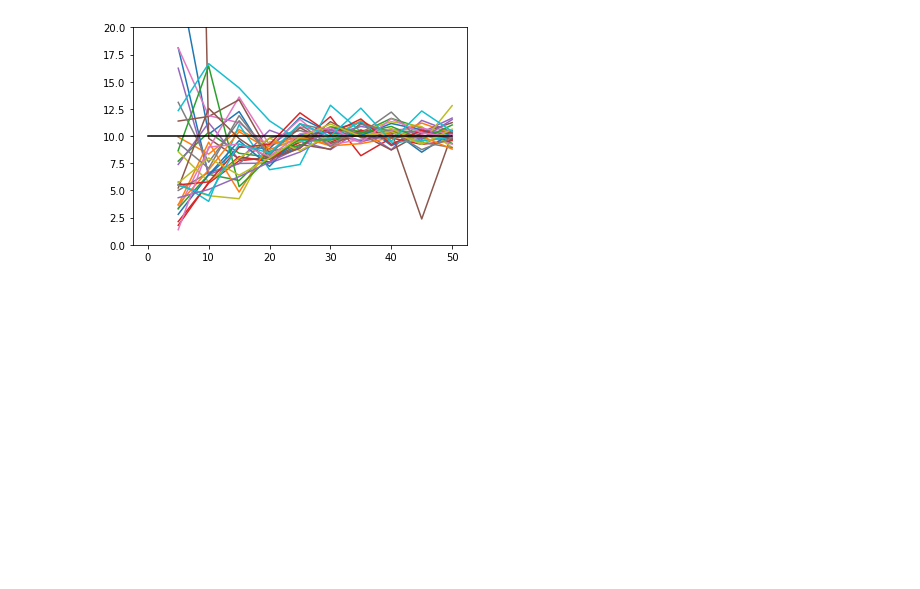
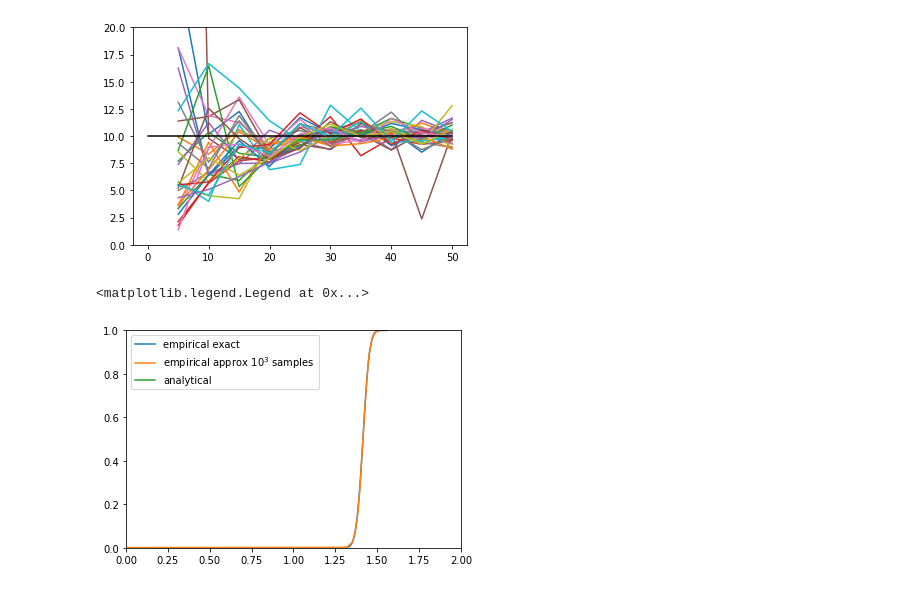
Before and after one commit to vittorioerba/pyFCI, a Jupyter notebook: examples/Tutorial.ipynb, the cells around one changed output. Cells and saved outputs as stored; diff of their text form; code cells hidden in the pictures; blank space fills up the shorter version.

```diff
--- a/examples/Tutorial.ipynb
+++ b/examples/Tutorial.ipynb
@@ -183,3 +180,33 @@ ax.set_ylim([0,20])
 # %% [output]
 (0, 20)
 [figure]
+# %%
+N = 1000;
+d = 500;
+
+dataset = np.random.rand(N,d)
+processed_dataset = pyFCI.center_and_normalize(dataset)
+
+fci = pyFCI.FCI(processed_dataset)
+fciMC = pyFCI.FCI_MC(processed_dataset, 1000)
+
+#fit_exact = pyFCI.fit_FCI(fci)
+#fit_MC = pyFCI.fit_FCI(fciMC)
+#print("ID estimated with exact FCI: ", fit_exact[0])
+#print("ID estimated with approximate FCI: ", fit_MC[0])
+
+fig = plt.figure()
+ax = fig.add_subplot()
+ax.plot(fci[:,0], fci[:,1], label="empirical exact")
+ax.plot(fciMC[:,0], fciMC[:,1], label="empirical approx $10^3$ samples")
+
+xs = np.linspace(0,2,100)
+ys = pyFCI.analytical_FCI(xs,d-1,1)
+ax.plot(xs, ys, label="analytical")
+ax.set_xlim([0,2])
+ax.set_ylim([0,1])
+
+ax.legend(loc='upper left')
+# %% [output]
+<matplotlib.legend.Legend at 0x...>
+[figure, added]
```
Also changed, not shown: parts of 3 cells of this notebook, 1 other file.
